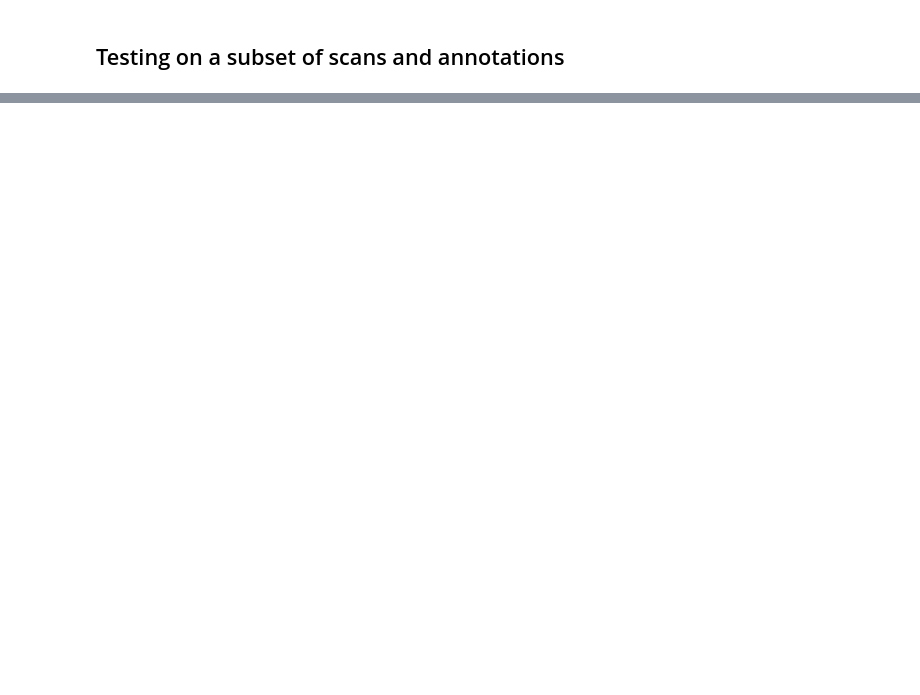
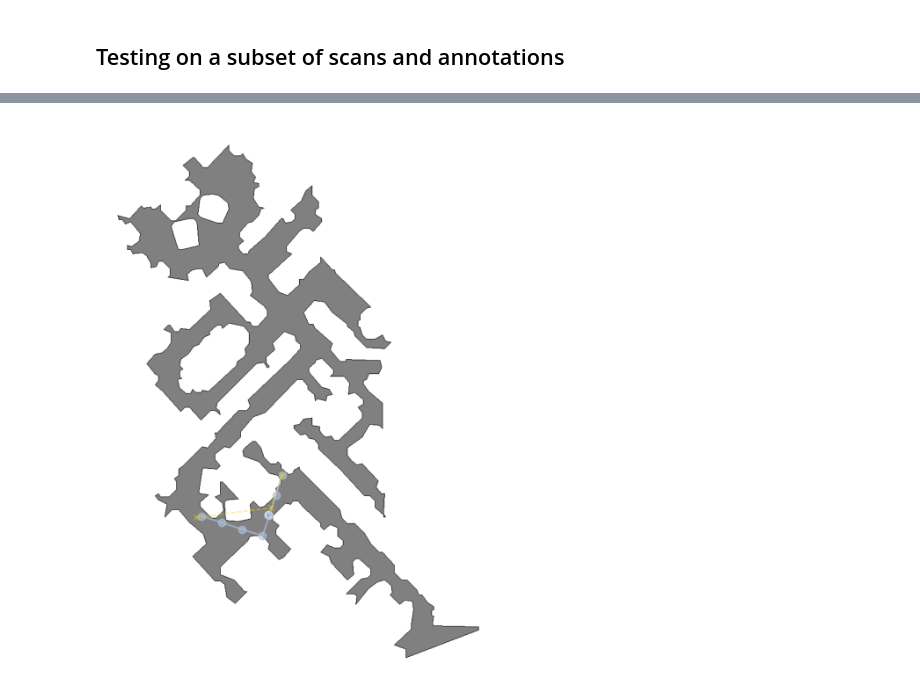
Before and after one commit to wsychiu/OCOM5300M_ResearchProject, a Jupyter notebook: data_exploration/exploring_scenes.ipynb, the cells around one changed output, grey strips where cells are left out. Saved outputs shown, nothing was run; the diff lists cells and outputs as text; code cells hidden in the pictures; blank space fills up the shorter version.

```diff
--- a/data_exploration/exploring_scenes.ipynb
+++ b/data_exploration/exploring_scenes.ipynb
@@ -1571,0 +1521,35 @@ Goal: Reach the threshold between the bedroom and the hallway with the stairs
+# %%
+directions = ["forward", "left", "right", "behind"]
+distances = dict()
+paths = dict()
+
+current_waypoint = 1
+last_waypoint = len(unique_position_list)-1
+step_num = 0
+
+while current_waypoint <= last_waypoint and step_num <= 30:
+    print(f'Step: {step_num}')
+    print(f'Current Waypoint: {current_waypoint} of {last_waypoint}')
+    for direction in directions:
+        is_navigable, potential_position = check_step_collision(agent, direction)
+        if is_navigable:
+            distance_list, paths_list = find_geodesic_distance([potential_position], unique_position_list[current_waypoint] + sensor_height_adjustment)
+            distances[direction] = distance_list[0]
+            paths[direction] = paths_list
+        else:
+            distances[direction] = np.inf
+    recommended_action = min(distances, key=distances.get).capitalize()
+    print(f'Distances: {distances}')
+    print(f'Recommended action: {recommended_action}')
+
+    # Taking action
+    if recommended_action != 'Forward':
+        take_action(agent, recommended_action)
+    take_action(agent, "Forward")
+    recommended_positions.append(agent.get_state().position)
+
+    step_num += 1
+    if distances[recommended_action.lower()] <= 1.0:
+        print(f'Waypoint achieved. Moving to next waypoint')
+        current_waypoint += 1
+        print(f'Moving on to current_waypoint: {current_waypoint}')
@@ -1571,0 +1574,8 @@ Goal: Reach the threshold between the bedroom and the hallway with the stairs
+# %%
+recommended_nav_points = convert_points_to_topdown(sim.pathfinder, recommended_positions)
+current_pos = convert_points_to_topdown(sim.pathfinder, [agent.get_state().position])
+# %%
+# Displaying the map and trajectory achieved (vs gold path)
+display_map(topdown_map, key_points=recommended_nav_points, gold_path=gold_path)
+# %% [output]
+[figure, added]
```
Also changed, not shown: parts of 19 cells of this notebook.
